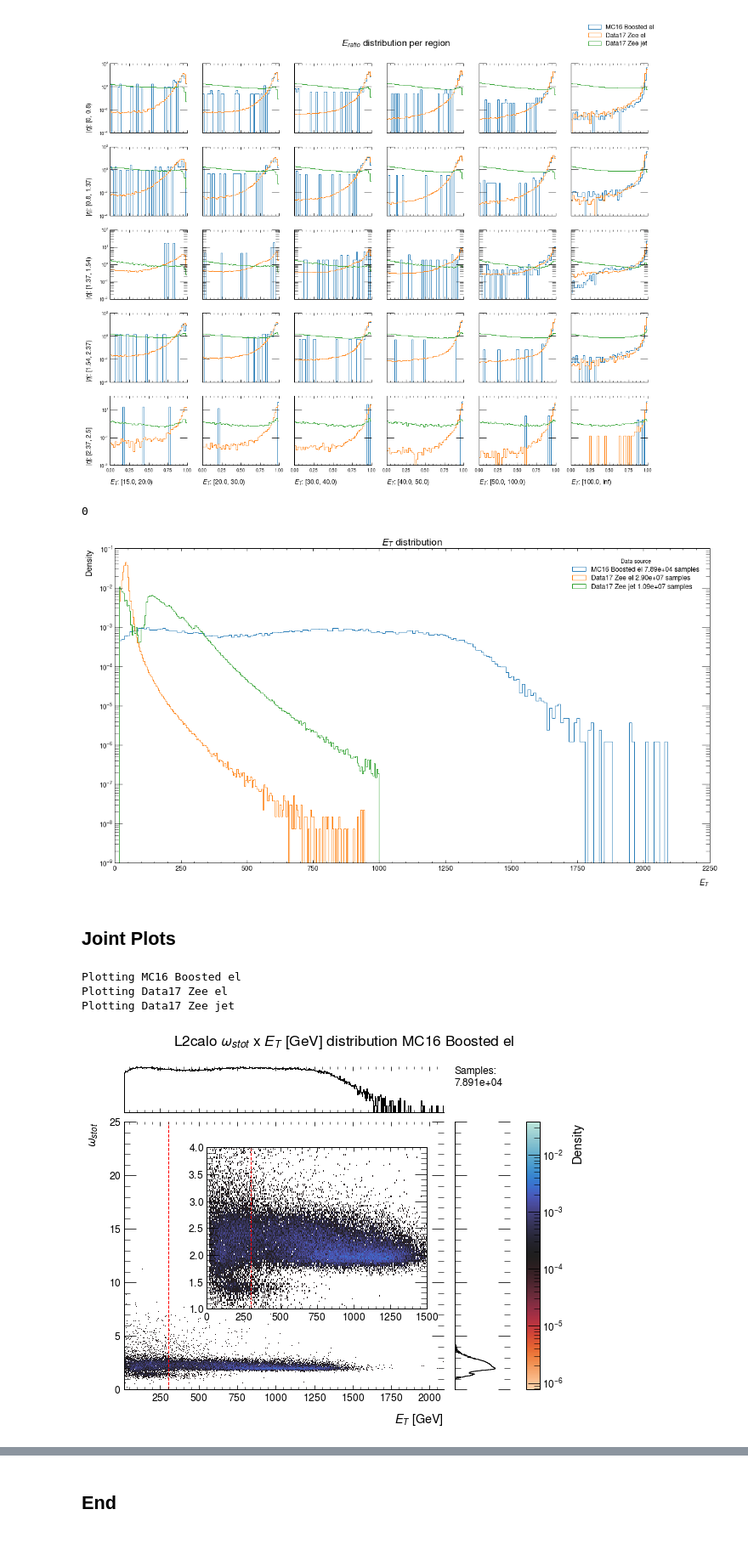
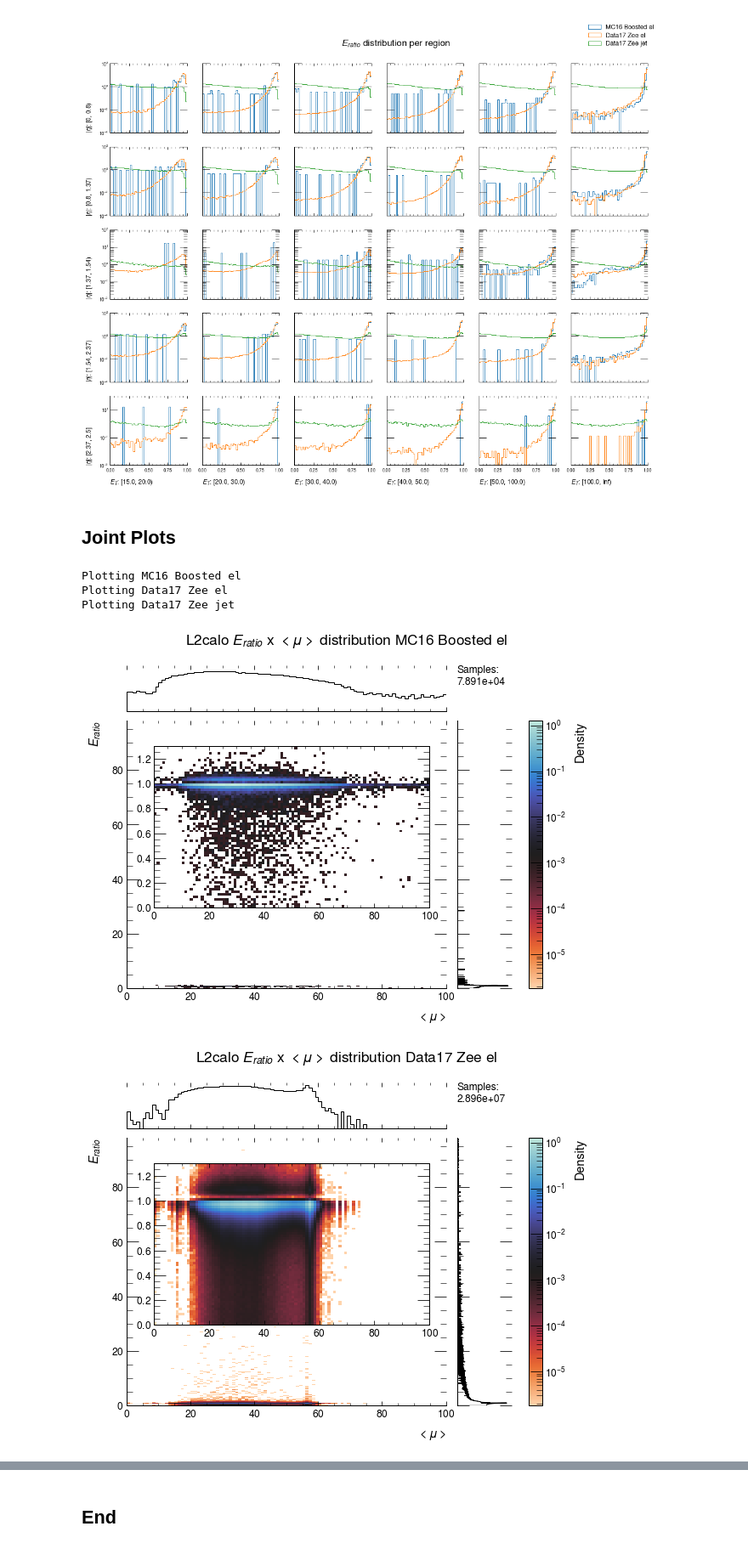
Before and after one commit to lucasbanunes/ringer, a Jupyter notebook: plots.ipynb, the cells around one changed output, grey strips where cells are left out. Shown at 85% size. Saved outputs shown, nothing was run; the diff lists cells and outputs as text; code cells hidden in the pictures.

```diff
--- a/plots.ipynb
+++ b/plots.ipynb
@@ -525,29 +548,6 @@ fig, axes, hists, patches = facetplot(data, x=var_info['l2calo'], col_var='$E_T$
 2022-09-23 21:51:32,943 - At row [2.37, 2.5] and col [50.0, 100.0)
 2022-09-23 21:51:32,992 - At row [2.37, 2.5] and col [100.0, inf)
 [figure]
-# %%
-var='et'
-var_info = get_var_info(var)
-plot_scale = 'log'
-kwargs = dict.fromkeys(data.keys(), dict(range=(None), bins=200))
-fig, ax = plt.subplots(1,1, figsize=(16,9), dpi=72)
-_, data_hists, data_patches = make_hist1d_plot(data, var=var, ax=ax, **kwargs)
-ax.legend(title='Data source')
-ax.set_xlabel(xlabel=var_info['label'])
-ax.set(ylabel='Density', yscale=plot_scale)
-ax.set_title(f'{var_info["label"]} distribution', fontsize='xx-large')
-# sub_ax_pos = [0.1, 0.6, 0.5, 0.3]
-# sub_ax = fig.add_axes(sub_ax_pos)
-# make_hist1d_plot(data, var, sub_ax, **kwargs)
-# sub_ax.set(xlim=(0.8,1), yscale=plot_scale, ylim=(1e-2, 1e2))
-fig.tight_layout()
-fig.savefig(os.path.join(output_dir, f'{var_info["name"]}_free_range_{plot_scale}_scale.png'), transparent=False, facecolor='white')
-for key in data_hists.keys():
-    data_hists[key] = get_hist_df(*data_hists[key])
-save_hists_df(data_hists, output_dir, var, 'free_range')
-# %% [output]
-0
-[figure, removed]
 # %% [markdown]
 ## Joint Plots
 # %%
@@ -555,12 +555,13 @@ base_ranges = {
     'f3': (0,1),
     'weta2': (0,0.06),
     'reta': (0,1),
-    'wstot': (0,25),
-    'eratio': (0,1),
+    'wstot': (0,200),
+    'eratio': (0,98),
     'f1': (0,1),
     'eta': None,
     'et': None,
-    'dr': None
+    'dr': None,
+    'mu': (0,100)
 }
 var_ranges = {key: base_ranges.copy() for key in data.keys()}
 base_bins = {
@@ -568,58 +569,63 @@ base_bins = {
     'weta2': 500,
     'reta': 500,
     'wstot': 1000,
-    'eratio': 500,
+    'eratio': 5000,
     'f1': 1000,
     'eta': 500,
     'et': 500,
-    'dr': 500
+    'dr': 500,
+    'mu': 100
 }
 var_bins = {key: base_bins.copy() for key in data.keys()}
 var_bins['MC16 Boosted el']['f1'] = 200
 var_bins['MC16 Boosted el']['f3'] = 2000
 var_bins['MC16 Boosted el']['wstot'] = 1000
 sub_axes = {
-    'MC16 Boosted el': dict(pos=[0.25, 0.3, 0.4, 0.4],xlim=(0,1500),ylim=(1,4)),
-    'Data17 Zee el': None, # dict(pos=[0.25, 0.3, 0.4, 0.4],xlim=(0,400),ylim=(0,0.2)),
-    'Data17 Zee jet': None
+    'MC16 Boosted el': dict(pos=[0.15, 0.3, 0.5, 0.4],xlim=None,ylim=(0,1.3)),
+    'Data17 Zee el': dict(pos=[0.15, 0.3, 0.5, 0.4],xlim=None,ylim=(0,1.3)),
+    'Data17 Zee jet': dict(pos=[0.15, 0.3, 0.5, 0.4],xlim=None,ylim=(0,1.3))
 }
 to_plot = {
     'MC16 Boosted el': True,
-    'Data17 Zee el': False,
-    'Data17 Zee jet': False
+    'Data17 Zee el': True,
+    'Data17 Zee jet': True
 }
 joint_plot_dir = os.path.join(output_dir, 'joint_plots')
 if not os.path.exists(joint_plot_dir):
     os.makedirs(joint_plot_dir)
 plot_scale='log'
-step = 'offline'
-x='et'
-y='wstot'
+step = 'l2calo'
+x='mu'
+y='eratio'
 x_info = get_var_info(x)
 y_info = get_var_info(y)
 x_label = x_info['label'] if x!= 'et' else x_info['label'] + ' [GeV]'
 y_label = y_info['label'] if y!= 'et' else y_info['label'] + ' [GeV]'
-vmin, vmax = get_hist2d_log_norms(data, x=x, y=y, var_bins=var_bins, var_ranges=var_ranges, step=step)
+if x != 'dr':
+    vmin, vmax = get_hist2d_log_norms(data, x=x, y=y, var_bins=var_bins, var_ranges=var_ranges, step=step)
+else:
+    vmin=None; vmax=None
 for data_name, data_df in data.items():
-    print(f'Plotting {data_name}')
     if not to_plot[data_name]:
         continue
-    jgrid, info_dict = jointplot(data=data_df, x=x_info[step], y=y_info[step], step=step.capitalize(),
+    print(f'Plotting {data_name}')
+    jgrid, info_dict = jointplot(data=data_df, x=x_info[step if x != 'dr' else 'TaP'], y=y_info[step], step=step.capitalize(),
         x_label=x_label, y_label=y_label, data_label=data_name,
         x_bins=var_bins[data_name][x], y_bins=var_bins[data_name][y], x_range=var_ranges[data_name][x], y_range=var_ranges[data_name][y],
         xlim=None,ylim=None,vmin=vmin, vmax=vmax,
         cmap='icefire_r', norm=plot_scale, figsize=(9,6.6), marginal_ticks=False,
         sub_ax_kwargs=sub_axes[data_name], shared_cmap=True)
     if x == 'et':
         jgrid.ax_joint.axvline(300, color='r', linestyle='--', linewidth=1)
         try:
             info_dict['sub_ax'].axvline(300, color='r', linestyle='--', linewidth=1)
         except KeyError:
             pass
     filename = f'{step}_{x}_{y}_{plot_scale}_scale_{data_name.lower().replace(" ", "_")}_joint_hist.png'
     jgrid.figure.savefig(os.path.join(joint_plot_dir, filename), transparent=False, facecolor='white', dpi=72)
 # %% [output]
 Plotting MC16 Boosted el
 Plotting Data17 Zee el
 Plotting Data17 Zee jet
-[figure, old version]
+[figure, new version]
+[figure, added]
```
Also changed, not shown: parts of 7 cells of this notebook.
